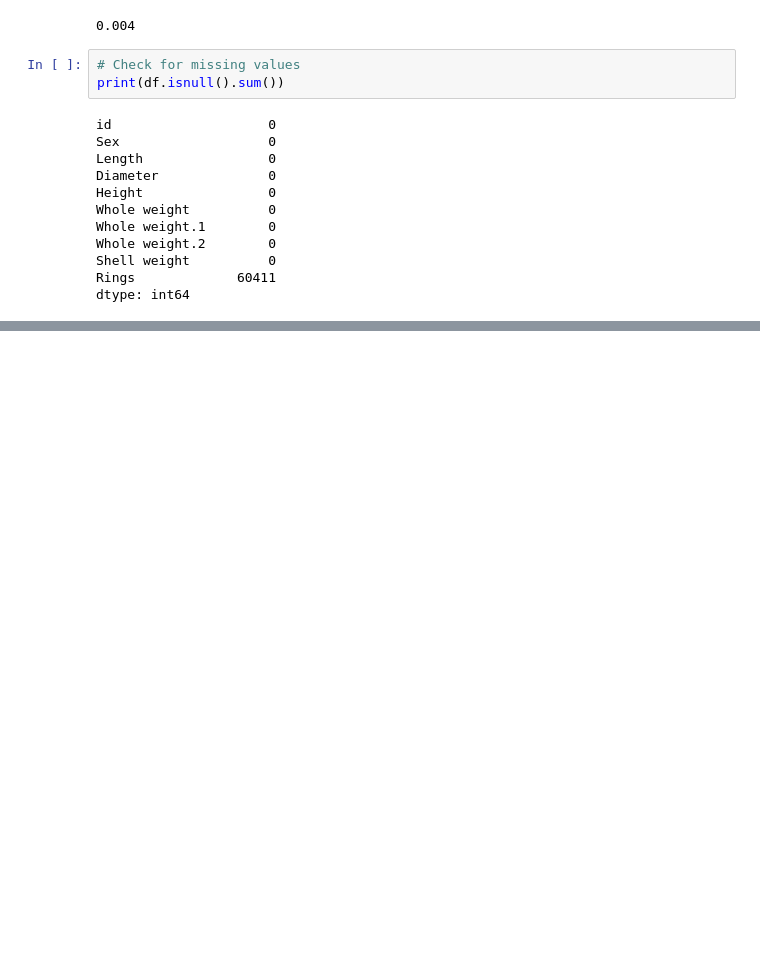
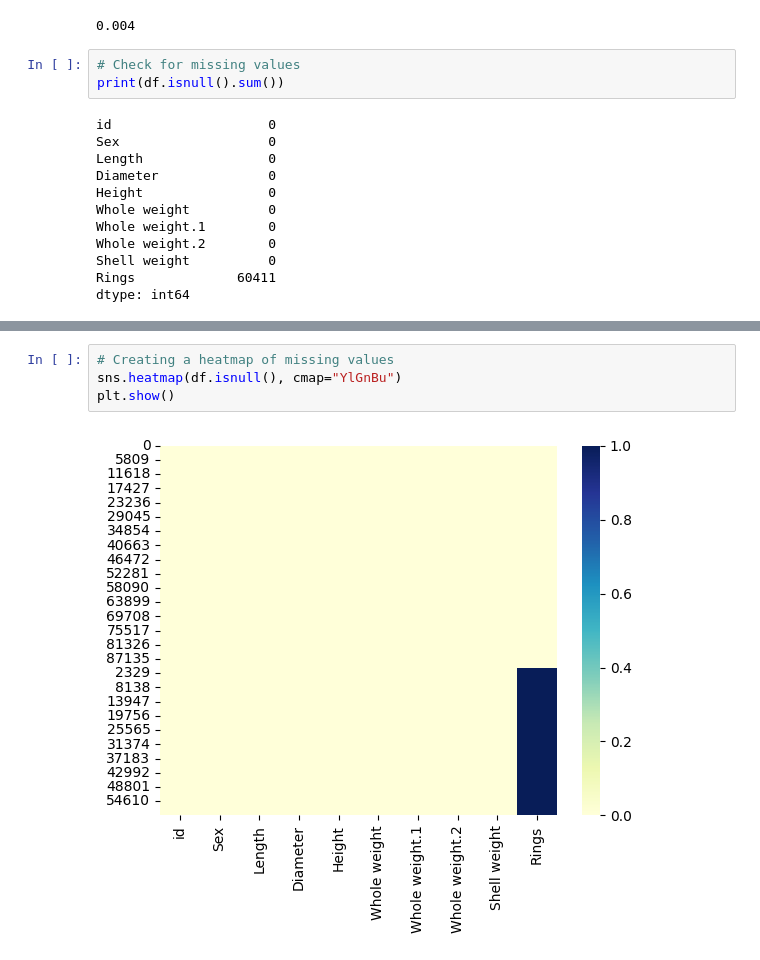
Before and after one commit to ritik1804k/Hotel-Booking-Analysis-, a Jupyter notebook: analyzing-abalone-age.ipynb, the cells around one changed output, grey strips where cells are left out. Drawn from its saved outputs; the diff is of its cells as text; blank space fills up the shorter version.

```diff
--- a/analyzing-abalone-age.ipynb
+++ b/analyzing-abalone-age.ipynb
@@ -153,0 +164,6 @@ dtype: int64
+# %%
+# Creating a heatmap of missing values
+sns.heatmap(df.isnull(), cmap="YlGnBu")
+plt.show()
+# %% [output]
+[figure, added]
```
Also changed, not shown: parts of 10 cells of this notebook.
